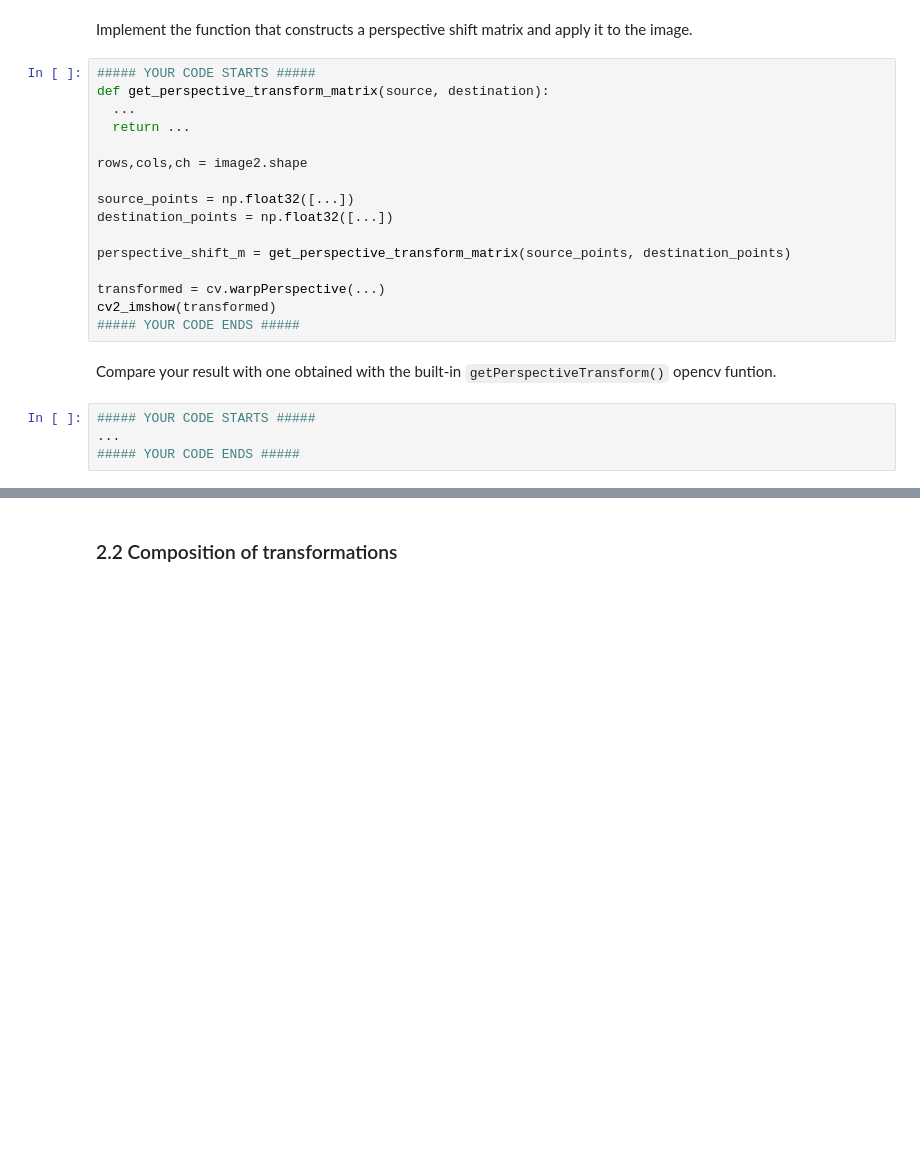
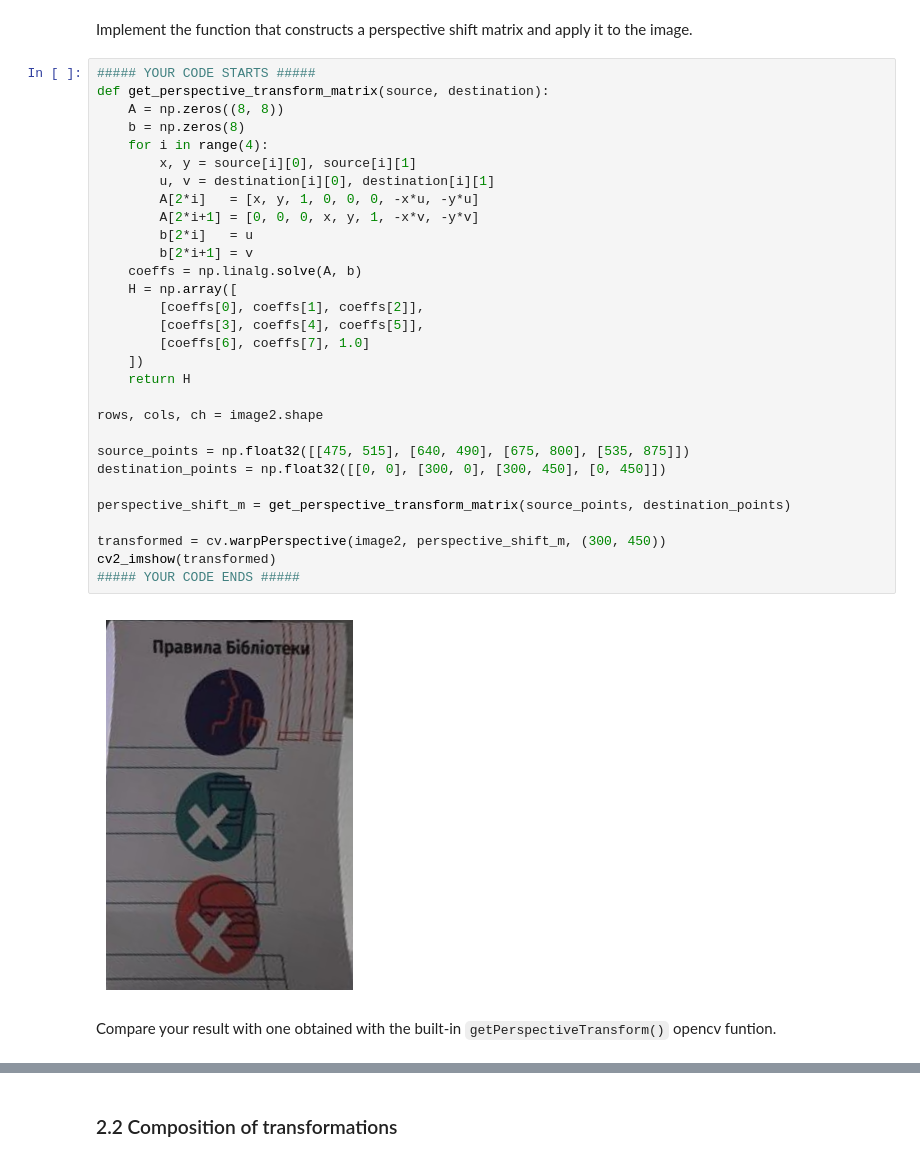
Before and after one commit to MariiaHamanuk/Lalab1, a Jupyter notebook: LA_Lab_1_template_2026.ipynb, the cells around one changed output, grey strips where cells are left out. Cells and saved outputs as stored; diff of their text form; blank space fills up the shorter version.

```diff
--- a/LA_Lab_1_template_2026.ipynb
+++ b/LA_Lab_1_template_2026.ipynb
@@ -468,24 +520,36 @@ cv2_imshow(image2)
 # %% [markdown]
 Implement the function that constructs a perspective shift matrix and apply it to the image.
-# %%
-##### YOUR CODE STARTS #####
-def get_perspective_transform_matrix(source, destination):
-  ...
-  return ...
-
-rows,cols,ch = image2.shape
-
-source_points = np.float32([...])
-destination_points = np.float32([...])
-
-perspective_shift_m = get_perspective_transform_matrix(source_points, destination_points)
-
-transformed = cv.warpPerspective(...)
-cv2_imshow(transformed)
-##### YOUR CODE ENDS #####
+# %%
+##### YOUR CODE STARTS #####
+def get_perspective_transform_matrix(source, destination):
+    A = np.zeros((8, 8))
+    b = np.zeros(8)
+    for i in range(4):
+        x, y = source[i][0], source[i][1]
+        u, v = destination[i][0], destination[i][1]
+        A[2*i]   = [x, y, 1, 0, 0, 0, -x*u, -y*u]
+        A[2*i+1] = [0, 0, 0, x, y, 1, -x*v, -y*v]
+        b[2*i]   = u
+        b[2*i+1] = v
+    coeffs = np.linalg.solve(A, b)
+    H = np.array([
+        [coeffs[0], coeffs[1], coeffs[2]],
+        [coeffs[3], coeffs[4], coeffs[5]],
+        [coeffs[6], coeffs[7], 1.0]
+    ])
+    return H
+
+rows, cols, ch = image2.shape
+
+source_points = np.float32([[475, 515], [640, 490], [675, 800], [535, 875]])
+destination_points = np.float32([[0, 0], [300, 0], [300, 450], [0, 450]])
+
+perspective_shift_m = get_perspective_transform_matrix(source_points, destination_points)
+
+transformed = cv.warpPerspective(image2, perspective_shift_m, (300, 450))
+cv2_imshow(transformed)
+##### YOUR CODE ENDS #####
+# %% [output]
+[figure, added]
 # %% [markdown]
 Compare your result with one obtained with the built-in `getPerspectiveTransform()` opencv funtion.
-# %%
-##### YOUR CODE STARTS #####
-...
-##### YOUR CODE ENDS #####
```
Also changed, not shown: parts of 16 cells of this notebook, 7 other files.
